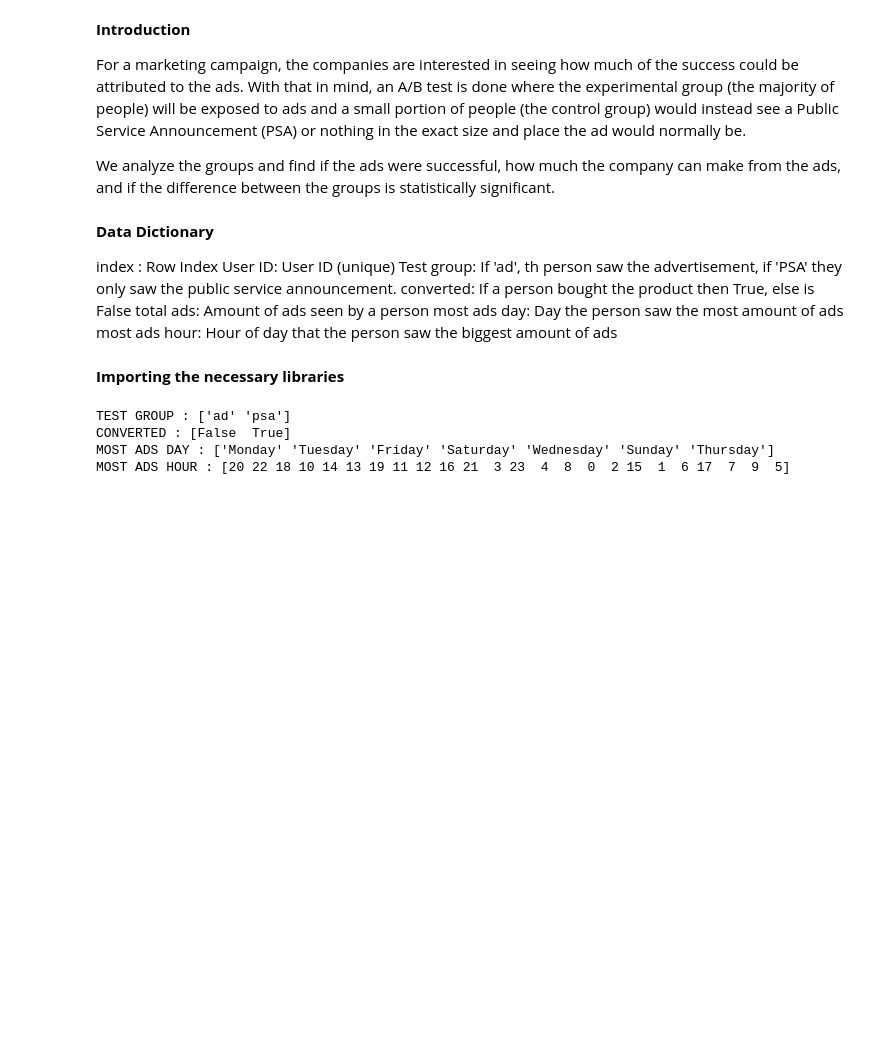
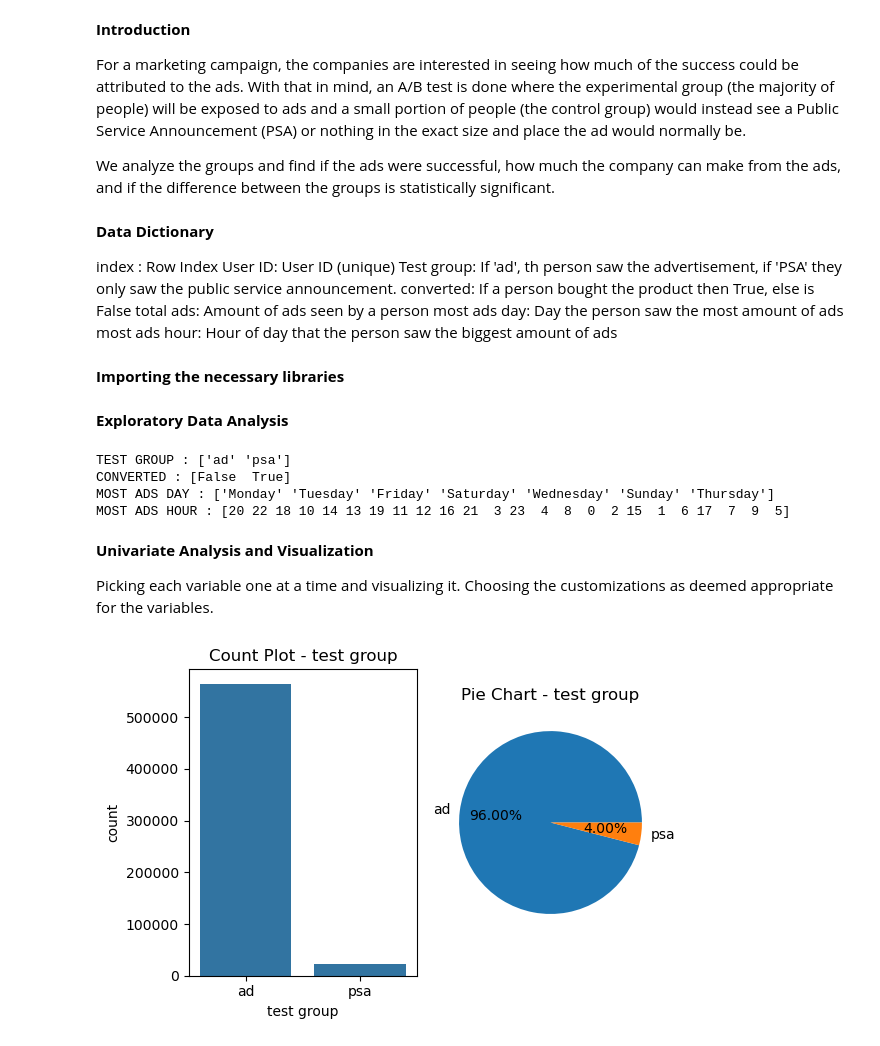
Before and after one commit to Eva088/A-B-Testing, a Jupyter notebook: Marketing.ipynb, the cells around one changed output. Saved outputs shown, nothing was run; the diff lists cells and outputs as text; code cells hidden in the pictures; blank space fills up the shorter version.

Commit message:
EDA for variables 'test group' and 'converted'

```diff
--- a/Marketing.ipynb
+++ b/Marketing.ipynb
@@ -23,6 +23,8 @@ import matplotlib.pyplot as plt
 import seaborn as sns
 import warnings
 warnings. filterwarnings('ignore')
+# %% [markdown]
+**Exploratory Data Analysis**
 # %%
 #Reading the data
 
@@ -60,3 +62,34 @@ TEST GROUP : ['ad' 'psa']
 CONVERTED : [False  True]
 MOST ADS DAY : ['Monday' 'Tuesday' 'Friday' 'Saturday' 'Wednesday' 'Sunday' 'Thursday']
 MOST ADS HOUR : [20 22 18 10 14 13 19 11 12 16 21  3 23  4  8  0  2 15  1  6 17  7  9  5]
+# %% [markdown]
+**Univariate Analysis and Visualization**
+
+Picking each variable one at a time and visualizing it. Choosing the customizations as deemed appropriate for the variables.
+# %%
+#Plotting the test groups
+
+# creating an object and passing up a feature, creating 2 visualizations for each categorical variable
+
+variable = 'test group'
+plt.figure(figsize = (6,4))
+
+#Creating a count plot
+
+plt.subplot(1,2,1)
+sns.countplot(x=variable, data = df_cat)
+plt.title(f'Count Plot - {variable}')
+
+#Creating a pie chart
+
+plt.subplot(1, 2, 2)
+counts = df_cat[variable].value_counts() #calculates the frequency of each unique value in the categorical column
+#value_counts() returns an series where the index is the unique values and the corresponding values are their counts(frequencies)
+
+plt.pie(counts, labels = counts.index, autopct = '%0.2f%%')
+plt.title(f'Pie Chart - {variable}')
+
+plt.tight_layout()
+plt.show()
+# %% [output]
+[figure, added]
```
Also changed, not shown: parts of 4 cells of this notebook.
